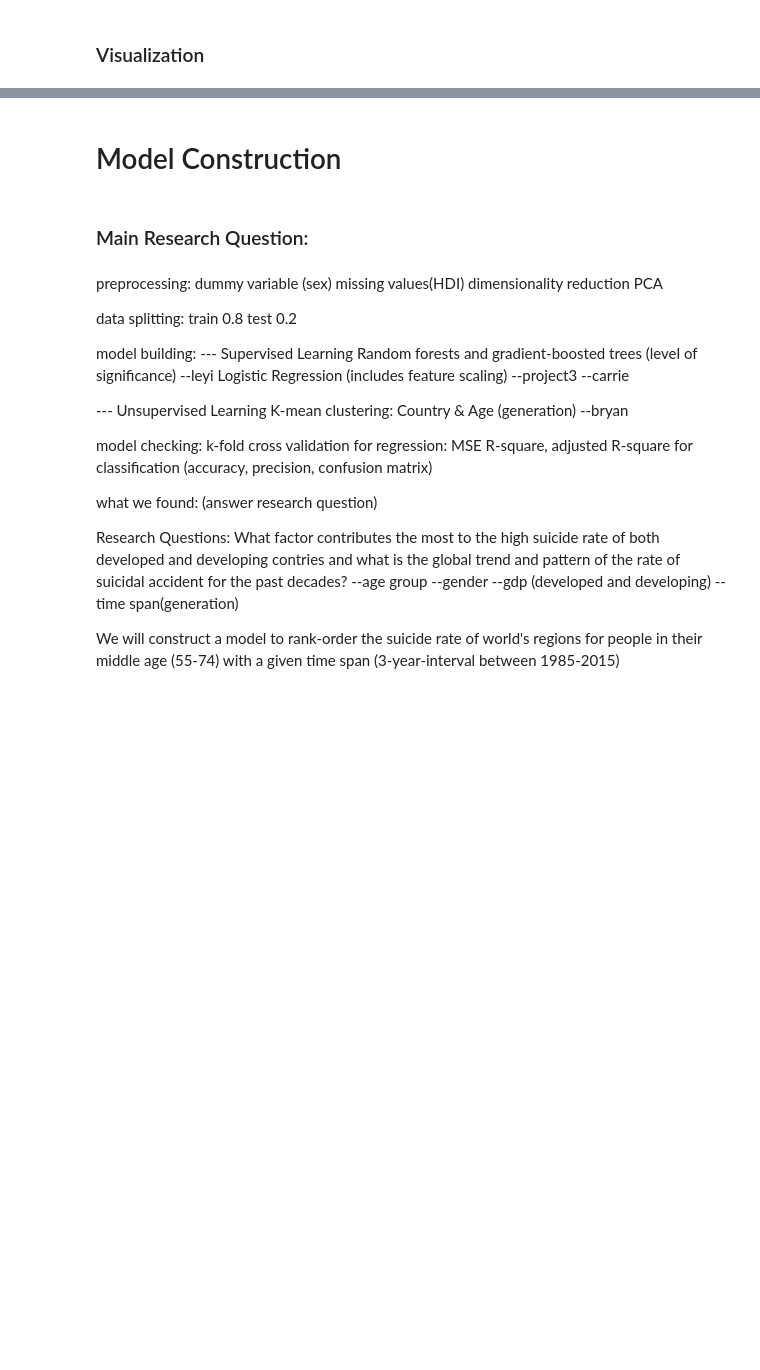
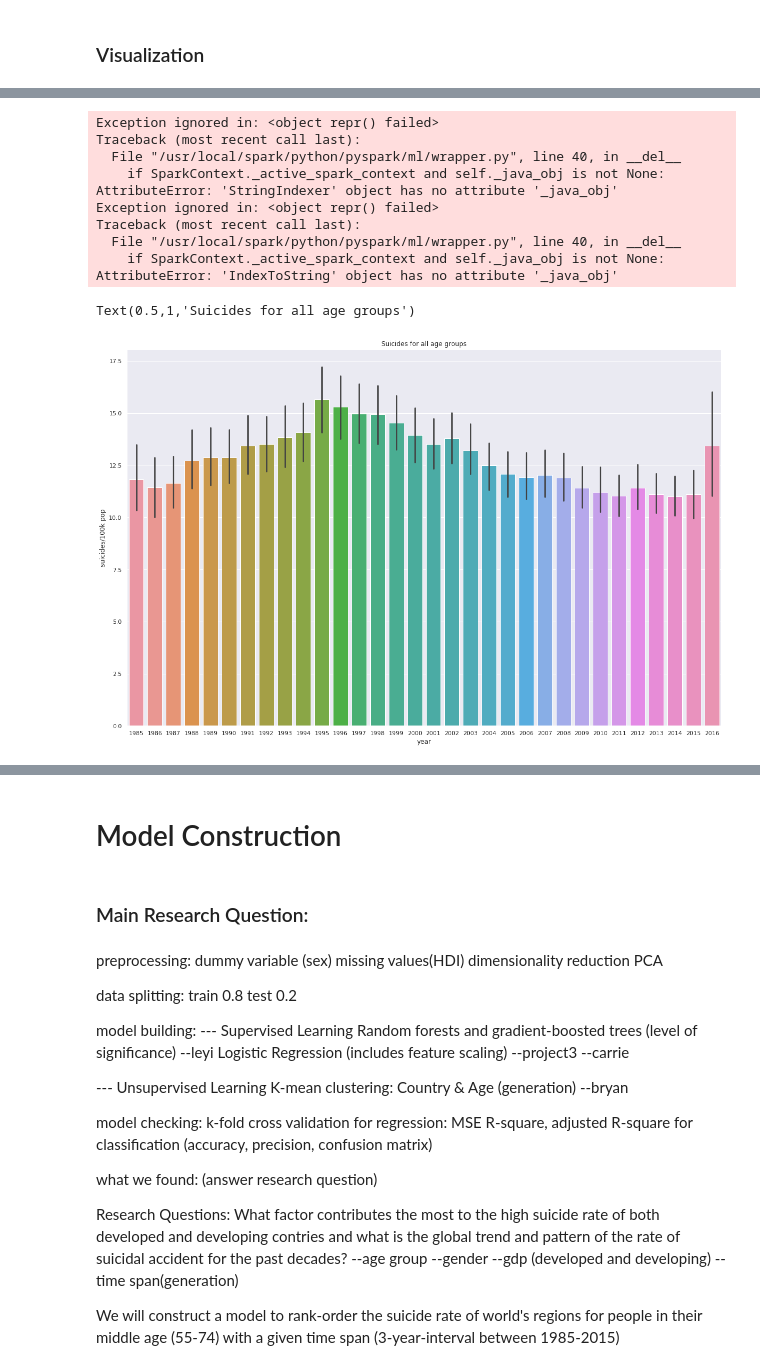
Before and after one commit to Leyi36/Cervical-cancer-for-PSTAT135, a Jupyter notebook: Suicide_Rate_Final_Project.ipynb, the cells around one changed output, grey strips where cells are left out. Cells and saved outputs as stored; diff of their text form; code cells hidden in the pictures; blank space fills up the shorter version.

```diff
--- a/Suicide_Rate_Final_Project.ipynb
+++ b/Suicide_Rate_Final_Project.ipynb
@@ -268,0 +276,17 @@ ValueError: Cannot convert column into bool: please use '&' for 'and', '|' for '
+# %%
+sns.set(rc={'figure.figsize':(20,13)})
+ax = sns.barplot(x="year", y="suicides/100k pop",data=suicide)
+ax.set_title('Suicides for all age groups')
+# %% [output]
+Exception ignored in: <object repr() failed>
+Traceback (most recent call last):
+  File "/usr/local/spark/python/pyspark/ml/wrapper.py", line 40, in __del__
+    if SparkContext._active_spark_context and self._java_obj is not None:
+AttributeError: 'StringIndexer' object has no attribute '_java_obj'
+Exception ignored in: <object repr() failed>
+Traceback (most recent call last):
+  File "/usr/local/spark/python/pyspark/ml/wrapper.py", line 40, in __del__
+    if SparkContext._active_spark_context and self._java_obj is not None:
+AttributeError: 'IndexToString' object has no attribute '_java_obj'
+Text(0.5,1,'Suicides for all age groups')
+[figure, added]
```
Also changed, not shown: parts of 41 cells of this notebook.
